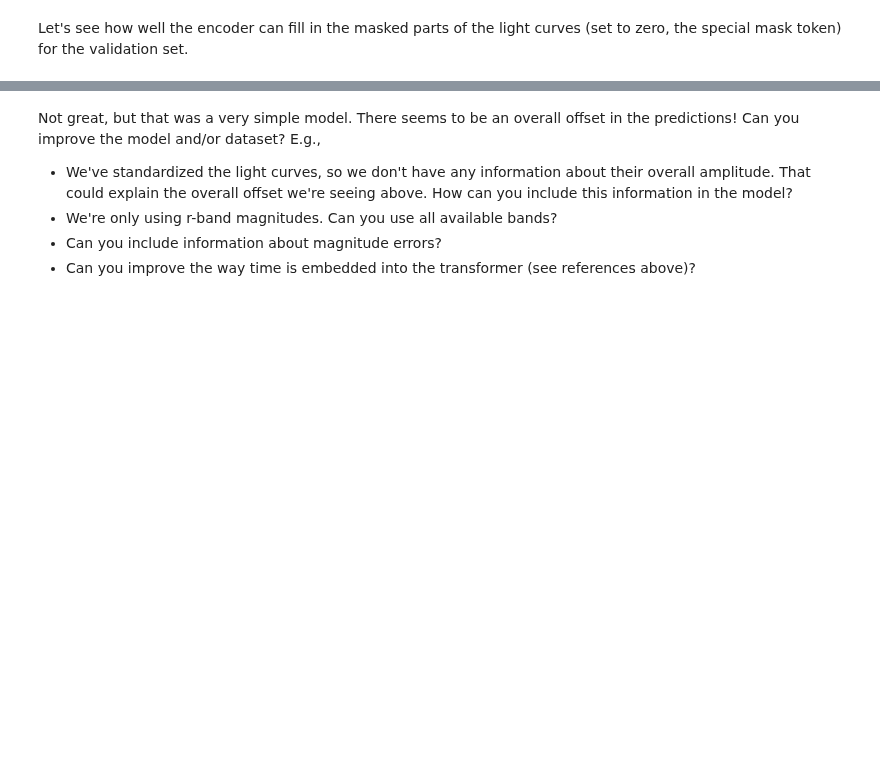
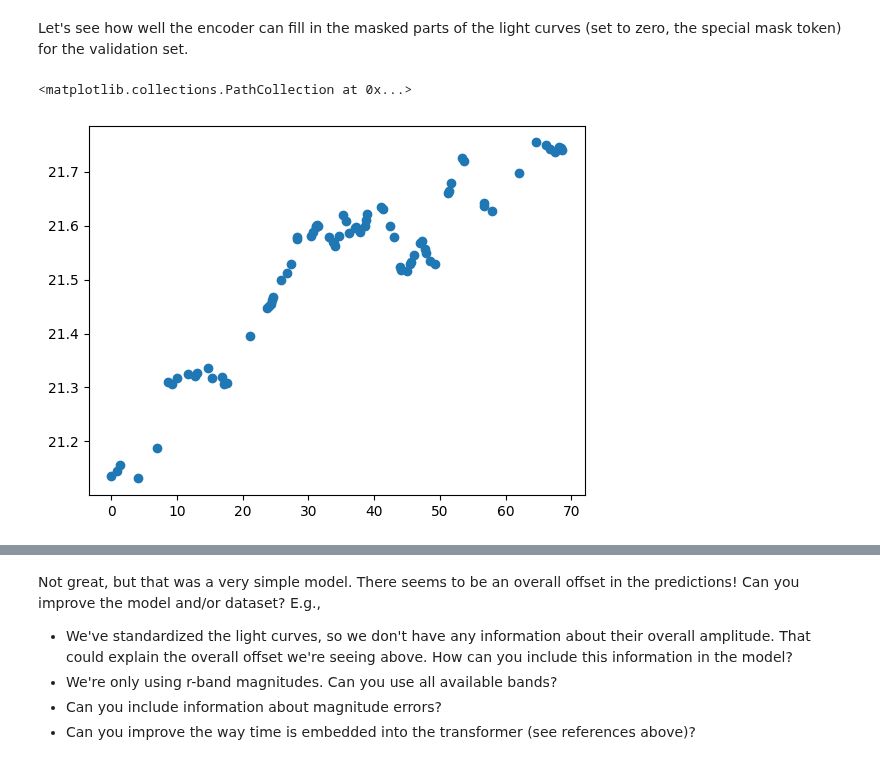
Before and after one commit to ThomasHelfer/multimodal-supernovae, a Jupyter notebook: pretraining.ipynb, the cells around one changed output, grey strips where cells are left out. Saved outputs shown, nothing was run; the diff lists cells and outputs as text; code cells hidden in the pictures; blank space fills up the shorter version.

```diff
--- a/pretraining.ipynb
+++ b/pretraining.ipynb
@@ -329,3 +319,8 @@ mag_test, time_test, mask_test = next(iter(val_loader))
+# %%
+plt.scatter(time_test[0], mag_test[0])
+# %% [output]
+<matplotlib.collections.PathCollection at 0x...>
+[figure, added]
 # %%
 fig, ax = plt.subplots(4, 2, figsize=(12, 12))
 
```
Also changed, not shown: parts of 9 cells of this notebook.
